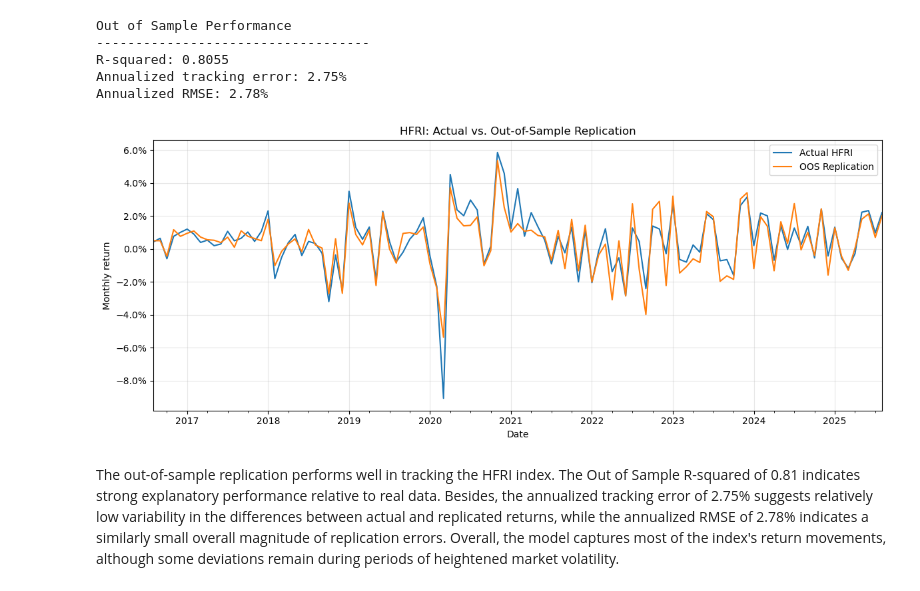
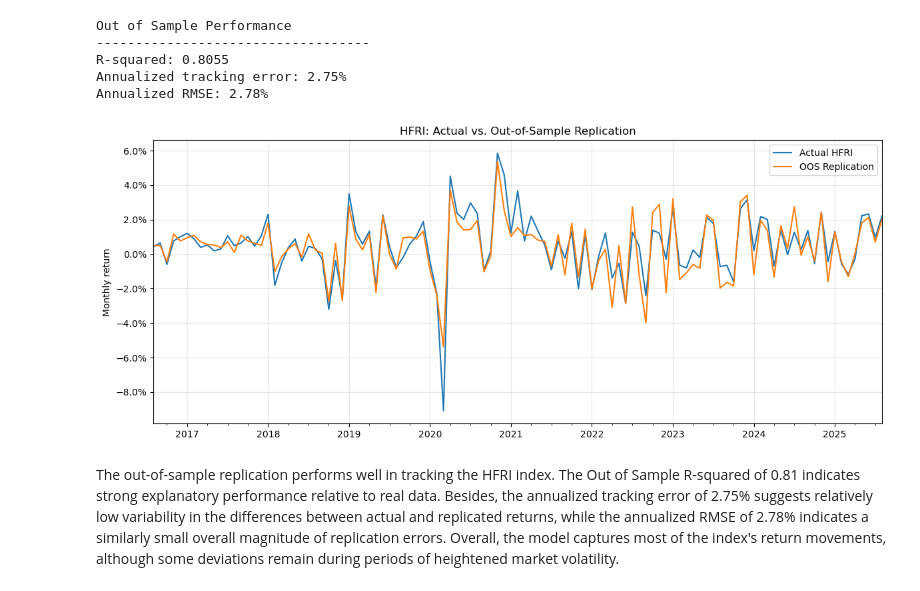
Before and after one commit to forddendorf/finm36700_group1A, a Jupyter notebook: Portfolio_hw2.ipynb, the cells around one changed output. Saved outputs shown, nothing was run; the diff lists cells and outputs as text; code cells hidden in the pictures.

```diff
--- a/Portfolio_hw2.ipynb
+++ b/Portfolio_hw2.ipynb
@@ -351,22 +351,21 @@ Annualized RMSE: 2.78%
 # %%
 # Graphical comparison
 plot_data = pd.concat([hfri_oos.rename("Actual HFRI"), oos_replication.iloc[window:].rename("OOS Replication")], axis=1).dropna()
 
 fig, ax = plt.subplots(figsize=(12, 5))
 
 plot_data.plot(ax=ax, linewidth=1.5)
 
 ax.set_title("HFRI: Actual vs. Out-of-Sample Replication")
-ax.set_xlabel("Date")
 ax.set_ylabel("Monthly return")
 ax.yaxis.set_major_formatter(PercentFormatter(1))
 ax.grid(True, alpha=0.3)
 ax.legend()
 
 plt.tight_layout()
 plt.show()
 # %% [output]
-[figure, old version]
+[figure, new version]
 # %% [markdown]
 The out-of-sample replication performs well in tracking the HFRI index. The Out of Sample R-squared of 0.81 indicates strong explanatory performance relative to real data. Besides, the annualized tracking error of 2.75% suggests relatively low variability in the differences between actual and replicated returns, while the annualized RMSE of 2.78% indicates a similarly small overall magnitude of replication errors. Overall, the model captures most of the index's return movements, although some deviations remain during periods of heightened market volatility.
 # %% [markdown]
```
